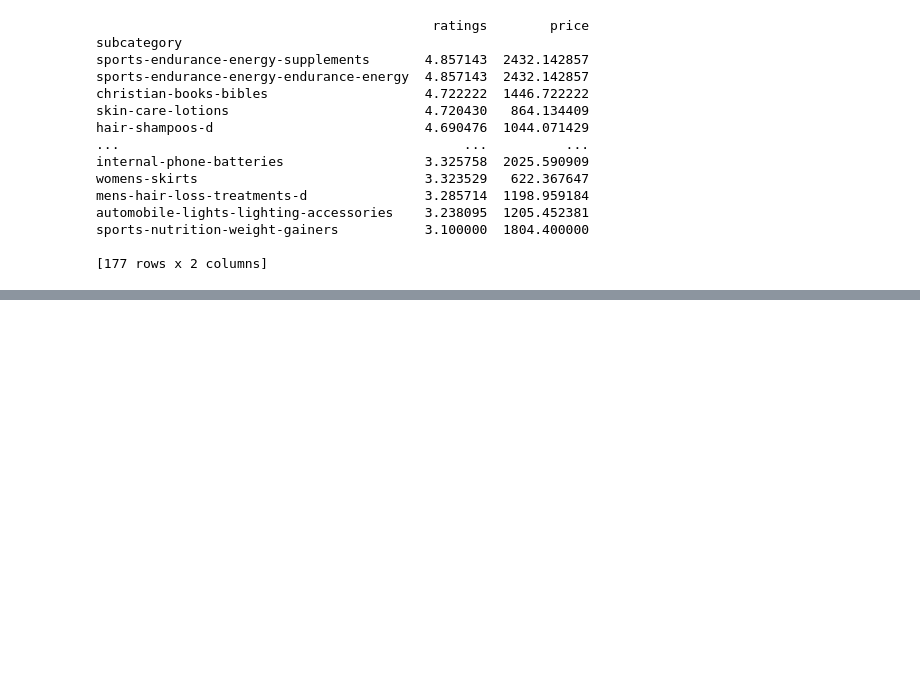
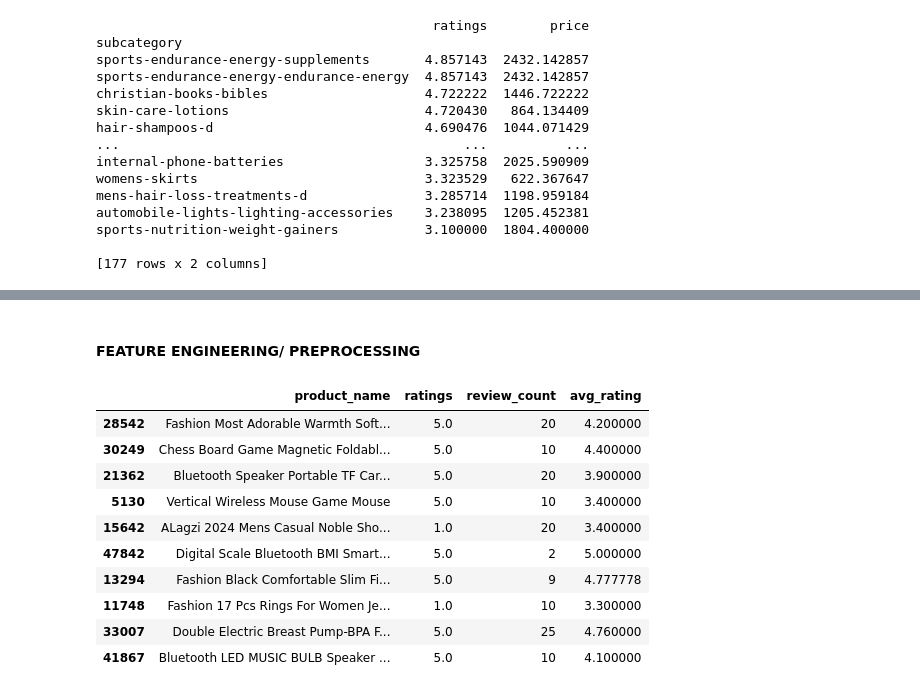
Before and after one commit to joakimTI/JUMIA-PRODUCTS-RECOMMENDATION-AND-PRODUCT-REVIEW-SYSTEM, a Jupyter notebook: index.ipynb, the cells around one changed output, grey strips where cells are left out. Saved outputs shown, nothing was run; the diff lists cells and outputs as text; code cells hidden in the pictures; blank space fills up the shorter version.

```diff
--- a/index.ipynb
+++ b/index.ipynb
@@ -743,11 +761,0 @@ ohe = OneHotEncoder(sparse=False, drop='first', handle_unknown='ignore')
-# %%
-columns_to_encode = ['brand', 'Category']
-
-# Fit and transform the columns
-encoded_data = ohe.fit_transform(df_1[columns_to_encode])
-
-# Convert the array to a DataFrame with appropriate column names
-encoded_df = pd.DataFrame(encoded_data, columns=ohe.get_feature_names_out(columns_to_encode))
-
-# Combine the encoded DataFrame with the original DataFrame
-df_1 = pd.concat([df_1.drop(columns=columns_to_encode), encoded_df], axis=1)
@@ -763,0 +774,2 @@ df_1.head()
+# %% [markdown]
+#### FEATURE ENGINEERING/ PREPROCESSING
@@ -763,0 +782,15 @@ df_1.head()
+# %%
+# Display a sample of the data to confirm new features
+df_1[['product_name', 'ratings', 'review_count', 'avg_rating']].sample(10)
+# %% [output]
+|  | product_name | ratings | review_count | avg_rating |
+| 28542 | Fashion Most Adorable Warmth Soft... | 5.0 | 20 | 4.200000 |
+| 30249 | Chess Board Game Magnetic Foldabl... | 5.0 | 10 | 4.400000 |
+| 21362 | Bluetooth Speaker Portable TF Car... | 5.0 | 20 | 3.900000 |
+| 5130 | Vertical Wireless Mouse Game Mouse | 5.0 | 10 | 3.400000 |
+| 15642 | ALagzi 2024 Mens Casual Noble Sho... | 1.0 | 20 | 3.400000 |
+| 47842 | Digital Scale Bluetooth BMI Smart... | 5.0 | 2 | 5.000000 |
+| 13294 | Fashion Black Comfortable Slim Fi... | 5.0 | 9 | 4.777778 |
+| 11748 | Fashion 17 Pcs Rings For Women Je... | 1.0 | 10 | 3.300000 |
+| 33007 | Double Electric Breast Pump-BPA F... | 5.0 | 25 | 4.760000 |
+| 41867 | Bluetooth LED MUSIC BULB Speaker ... | 5.0 | 10 | 4.100000 |
```
Also changed, not shown: parts of 48 cells of this notebook.
